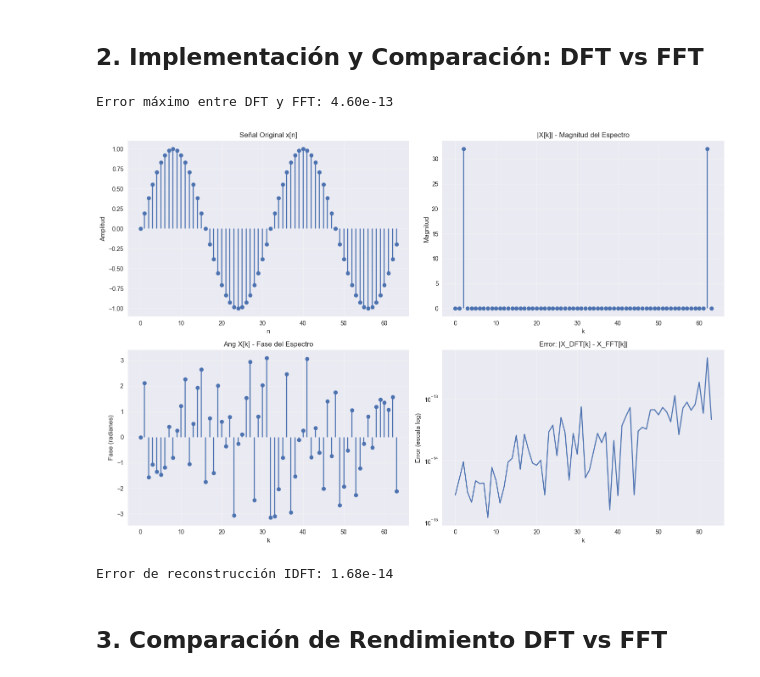
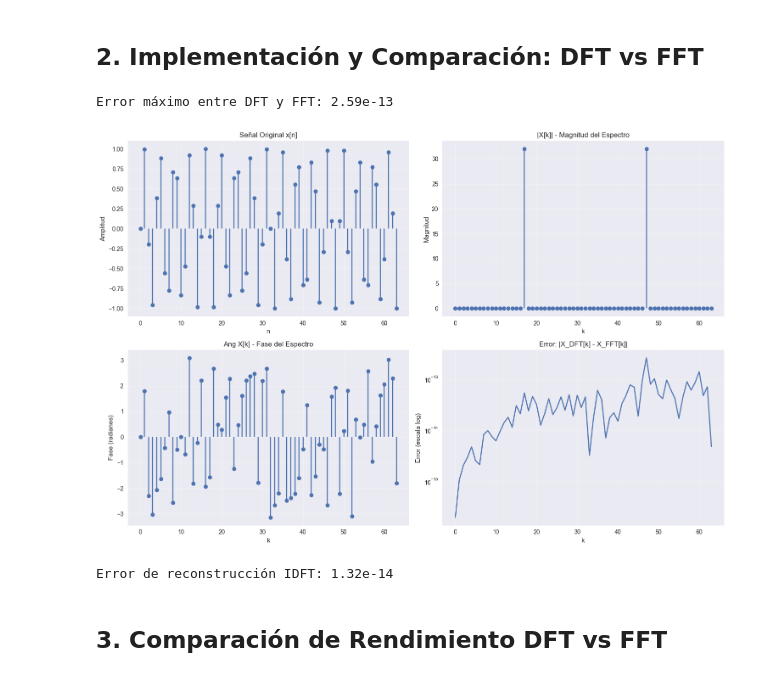
Before and after one commit to CeJu7/Lab08_CursoProcesamientoImagenes, a Jupyter notebook: s06_laboratorio_transformada_fourier.ipynb, the cells around one changed output. Drawn from its saved outputs; the diff is of its cells as text; code cells hidden in the pictures.

```diff
--- a/s06_laboratorio_transformada_fourier.ipynb
+++ b/s06_laboratorio_transformada_fourier.ipynb
@@ -41,7 +41,7 @@ tf = TransformadaFourier(fs=1000)
 
 N = 64
 n = np.arange(N)
-f0 = 2
+f0 = 17
 x = np.sin(2 * np.pi * f0 * n / N) # w = 2πf0/N
 
 X_dft = tf.dft(x)
@@ -57,36 +57,36 @@ axes[0,0].set_title('Señal Original x[n]')
 axes[0,0].set_xlabel('n')
 axes[0,0].set_ylabel('Amplitud')
 axes[0,0].grid(True, alpha=0.3)
 
 k = np.arange(N)
 axes[0,1].stem(k, np.abs(X_fft), basefmt=" ")
 axes[0,1].set_title('|X[k]| - Magnitud del Espectro')
 axes[0,1].set_xlabel('k')
 axes[0,1].set_ylabel('Magnitud')
 axes[0,1].grid(True, alpha=0.3)
 
 axes[1,0].stem(k, np.angle(X_fft), basefmt=" ")
 axes[1,0].set_title('Ang X[k] - Fase del Espectro')
 axes[1,0].set_xlabel('k')
 axes[1,0].set_ylabel('Fase (radianes)')
 axes[1,0].grid(True, alpha=0.3)
 
 axes[1,1].semilogy(k, np.abs(X_dft - X_fft) + 1e-16)
 axes[1,1].set_title('Error: |X_DFT[k] - X_FFT[k]|')
 axes[1,1].set_xlabel('k')
 axes[1,1].set_ylabel('Error (escala log)')
 axes[1,1].grid(True, alpha=0.3)
 
 plt.tight_layout()
 plt.show()
 
 x_reconstruida = tf.idft(X_dft)
 error_reconstruccion = np.max(np.abs(x - np.real(x_reconstruida)))
 print(f"Error de reconstrucción IDFT: {error_reconstruccion:.2e}")
 # %% [output]
-Error máximo entre DFT y FFT: 4.60e-13
+Error máximo entre DFT y FFT: 2.59e-13
-[figure, old version]
+[figure, new version]
-Error de reconstrucción IDFT: 1.68e-14
+Error de reconstrucción IDFT: 1.32e-14
 # %% [markdown]
 ## 3. Comparación de Rendimiento DFT vs FFT
 # %%
```
Also changed, not shown: parts of 1 cell of this notebook.
